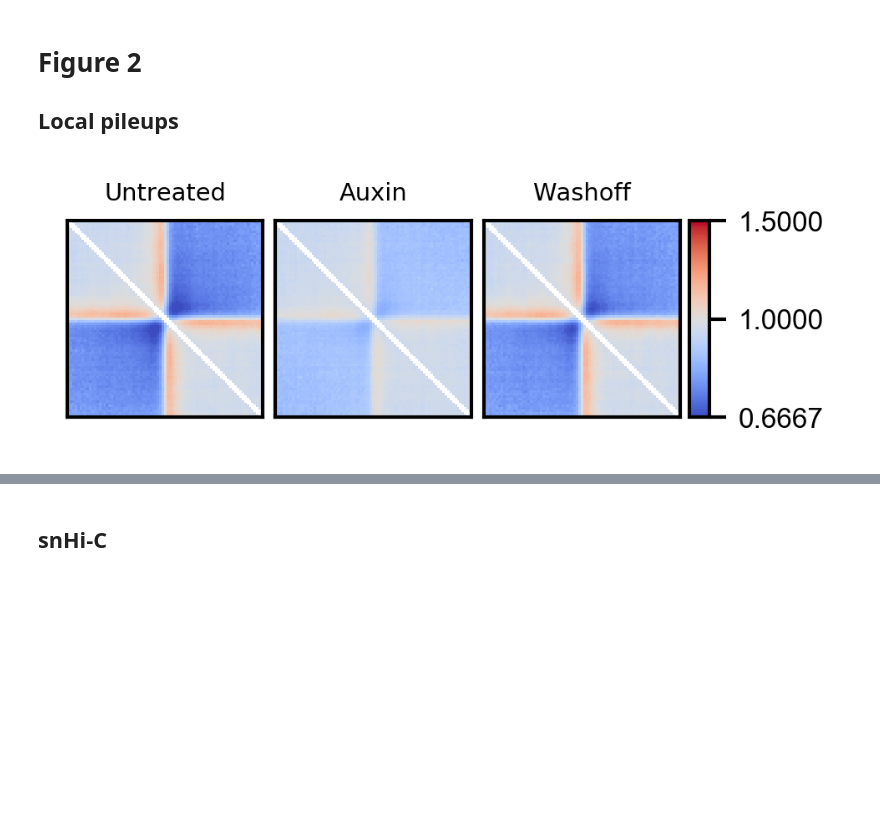
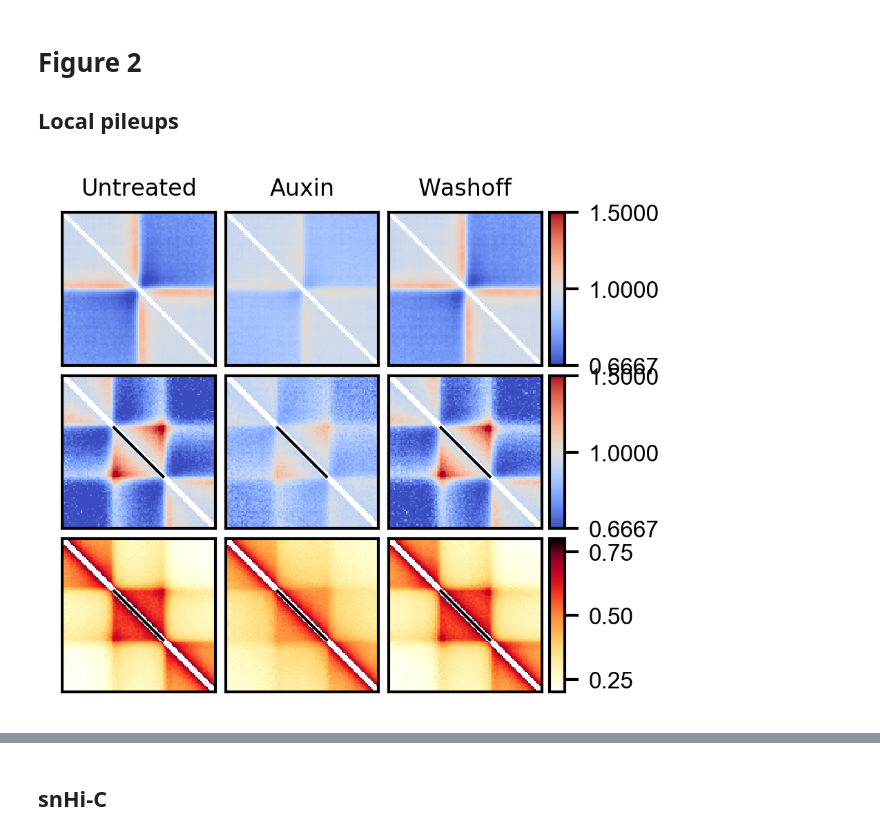
Before and after one commit to Phlya/coolpuppy_paper, a Jupyter notebook: notebook.ipynb, the cells around one changed output, grey strips where cells are left out. Saved outputs shown, nothing was run; the diff lists cells and outputs as text; code cells hidden in the pictures; blank space fills up the shorter version.

```diff
--- a/notebook.ipynb
+++ b/notebook.ipynb
@@ -146,12 +146,12 @@ for i, cond in enumerate(cols):
         m = axarr[n1, n2].imshow(normCis(data, 1), cmap='coolwarm', norm=LogNorm(vmax=amax, vmin=amin))
         axarr[n1, n2].set_yticks([], [])
         axarr[n1, n2].set_xticks([], [])
-        axarr[n1, n2].set_ylabel(rownames[j], size='x-small', rotation=0, ha='right', va='center')
+        axarr[n1, n2].set_ylabel(rownames[j], size=8, rotation=0, ha='right', va='center')
         axarr[n1, n2].text(s=get_enrichment(normCis(data), 1), y=0.95, x=0.05, ha='left', va='top',
-                           size='x-small',
+                           size=8,
                            transform = axarr[n1, n2].transAxes)
         make_nice(axarr[n1, n2])
-        axarr[n1, 0].set_title(cond.replace('_', '\n'), rotation=0, size='x-small')
+        axarr[n1, 0].set_title(cond.replace('_', '\n'), rotation=0, size=8)
 cb = plt.colorbar(m, grid.cbar_axes[0])
 cb.set_ticks([amin, 1, amax])
 make_nice(cb.ax)
@@ -202,15 +202,15 @@ for i, cond in enumerate(cols):
         m = axarr[n1, n2].imshow(normCis(data, 1), cmap='coolwarm', norm=LogNorm(vmax=amax, vmin=amin))
         axarr[n1, n2].set_yticks([], [])
         axarr[n1, n2].set_xticks([], [])
-        axarr[n1, n2].set_ylabel(rownames[j], size='x-small', rotation=0, ha='right', va='center')#bed.replace('_', '\n')
+        axarr[n1, n2].set_ylabel(rownames[j], size=8, rotation=0, ha='right', va='center')#bed.replace('_', '\n')
         axarr[n1, n2].text(s=get_enrichment(normCis(data), 1), y=0.95, x=0.05, ha='left', va='top',
-                           size='x-small',
+                           size=8,
                            transform = axarr[n1, n2].transAxes)
         make_nice(axarr[n1, n2])
-        axarr[n1, 0].set_title(cond, rotation=0, size='x-small')
+        axarr[n1, 0].set_title(cond, rotation=0, size=8)
 cb = plt.colorbar(m, grid.cbar_axes[0])
 cb.set_ticks([amin, 1, amax])
 make_nice(cb.ax)
-# plt.savefig('Figure_panels/Fig1B.svg', bbox_inches='tight')
+plt.savefig('Figure_panels/Fig1B.svg', bbox_inches='tight')
 plt.show()
 # %% [output]
@@ -224,42 +224,84 @@ names = [f.split('/')[-1] for f in files]
 conds = [f.split('_over_')[0].split('.mm9')[0] for f in names]
 
 loops = {}
 for c in set(conds):
     loops[c] = {}
 for f, cond in zip(files, conds):
     loops[cond] = np.loadtxt(f)
 
 cols = ['Untreated', 'Auxin', 'Washoff']
-rows = list(sorted(set(beds)))
-f = plt.figure(dpi=300, figsize=(8.4/2.54, 23/3/2.54))
+f = plt.figure(dpi=300, figsize=(3.2, 3.5))
 grid = ImageGrid(f, 111,  share_all=False,
-                 nrows_ncols=(1, len(cols)),
+                 nrows_ncols=(3, len(cols)),
                  direction='column',
                  axes_pad=0.05,
                  add_all=True,
                  label_mode="L",
                  cbar_location="right",
-                 cbar_mode="single",
+                 cbar_mode="edge",
                  cbar_size="10%",
                  cbar_pad="5%",
                  cbar_set_cax=True
                  )
-axarr = np.array(grid)
+axarr = np.array(grid).reshape((3, 3))
 amax = 1.5
 amin = 2**-np.log2(amax)
 cmap = 'coolwarm'
 for i, cond in enumerate(cols):
     data = loops[cond]
-    m = axarr[i].imshow(data, cmap=cmap, norm=LogNorm(vmax=amax, vmin=amin))
-    axarr[i].set_yticks([], [])
-    axarr[i].set_xticks([], [])
-    axarr[i].set_title(cond.replace('_', '\n'), rotation=0, size='x-small')
-    make_nice(axarr[i])
+    m = axarr[i, 0].imshow(data, cmap=cmap, norm=LogNorm(vmax=amax, vmin=amin), extent=[0, 99, 0, 99])
+    axarr[i, 0].set_yticks([], [])
+    axarr[i, 0].set_xticks([], [])
+    axarr[i, 0].set_title(cond.replace('_', '\n'), rotation=0, size=8)
+    make_nice(axarr[i, 0])
 cb = plt.colorbar(m, grid.cbar_axes[0])
 cb.set_ticks([amin, 1, amax])
 cb.ax.minorticks_off()
 cb.ax.yaxis.set_major_formatter(ScalarFormatter())
 make_nice(cb.ax)
-plt.savefig('Figure_panels/Fig2A.pdf', bbox_inches='tight')
+# plt.savefig('Figure_panels/Fig2A.pdf', bbox_inches='tight')
+
+files = natsorted(glob.glob('local_rescaled/pileups/*.np.txt'))
+names = [f.split('/')[-1] for f in files]
+conds = [f.split('_over_')[0].split('.mm9')[0] for f in names]
+
+loops = {}
+for c in set(conds):
+    loops[c] = {}
+for f, cond in zip(files, conds):
+    loops[cond] = np.loadtxt(f)
+
+side = np.arange(len(loops['Untreated']))**-0.25
+tad_scaling = toeplitz(side, side)
+
+for i, cond in enumerate(cols):
+    data = loops[cond]
+    fill_diagonals(data, 2)
+    m = axarr[i, 1].imshow(data, cmap='coolwarm', norm=LogNorm(vmax=amax, vmin=amin), extent=[0, 99, 99, 0])
+    axarr[i, 1].set_yticks([], [])
+    axarr[i, 1].set_xticks([], [])
+#     axarr[i, 1].set_title(cond.replace('_', '\n'), rotation=0, size='x-small')
+    axarr[i, 1].plot([33, 66], [33, 66], color='k', linewidth=1, solid_capstyle='butt')
+    make_nice(axarr[i, 2])
+cb = plt.colorbar(m, grid.cbar_axes[1])
+cb.set_ticks([amin, 1, amax])
+cb.ax.minorticks_off()
+cb.ax.yaxis.set_major_formatter(ScalarFormatter())
+make_nice(cb.ax)
+
+for i, cond in enumerate(cols):
+    data = loops[cond]*tad_scaling
+    fill_diagonals(data, 2)
+    m = axarr[i, 2].imshow(data, cmap='fall', vmin=0.2, vmax=0.8, extent=[0, 99, 99, 0])
+    axarr[i, 2].set_yticks([], [])
+    axarr[i, 2].set_xticks([], [])
+    axarr[i, 2].plot([33, 66], [33, 66], color='k', linewidth=1, solid_capstyle='butt')
+    make_nice(axarr[i, 2])
+cb = plt.colorbar(m, grid.cbar_axes[2])
+cb.ax.minorticks_off()
+make_nice(cb.ax)
+
+plt.tight_layout()
+plt.savefig('Figure_panels/Fig2AB.svg', bbox_inches='tight', pad_inches=0)
 # %% [output]
-[figure, old version]
+[figure, new version]
```
Also changed, not shown: parts of 12 cells of this notebook, 26 other files.
